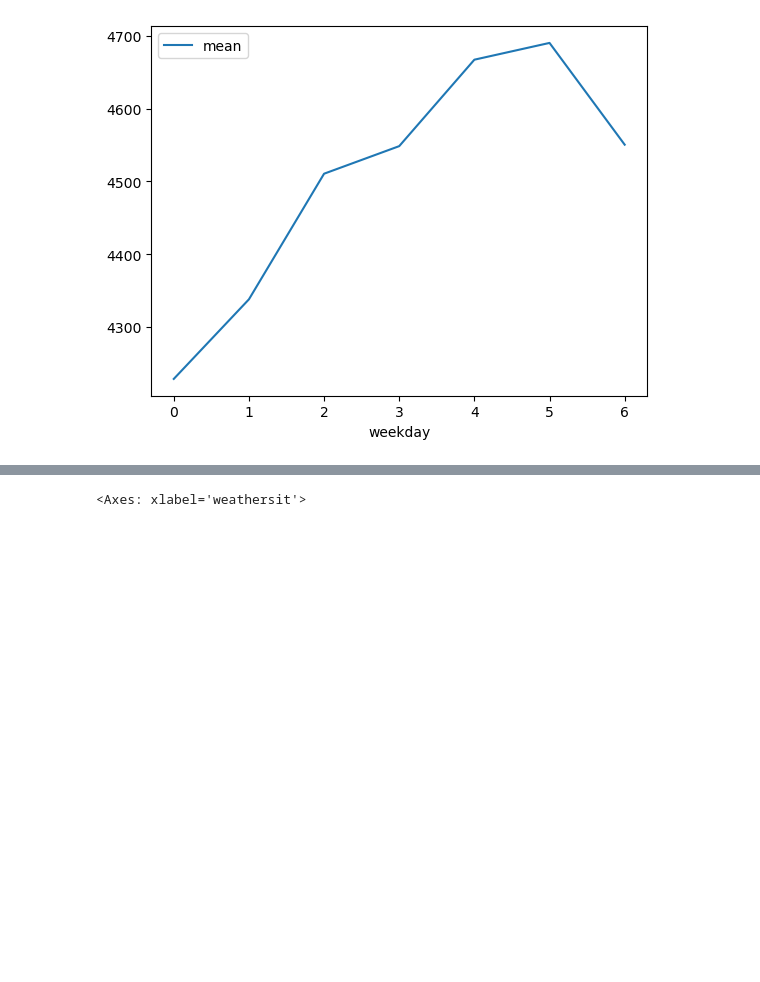
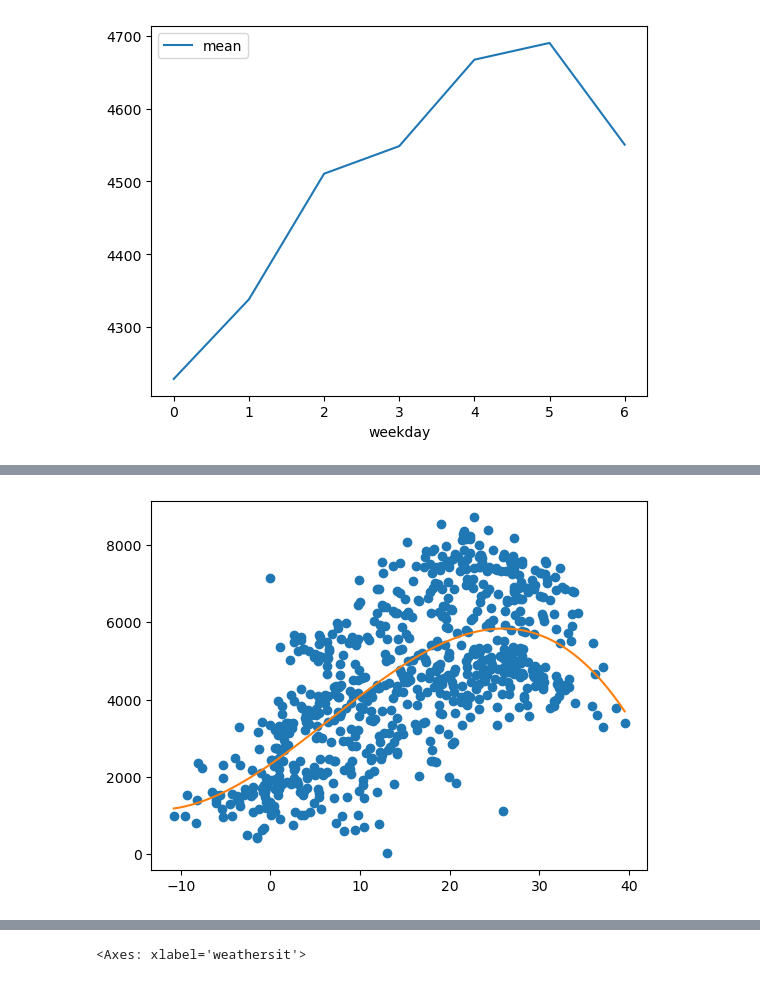
Before and after one commit to a3nath/bikerentalml, a Jupyter notebook: scripts/prepare_data.ipynb, the cells around one changed output, grey strips where cells are left out. Cells and saved outputs as stored; diff of their text form; code cells hidden in the pictures; blank space fills up the shorter version.

```diff
--- a/scripts/prepare_data.ipynb
+++ b/scripts/prepare_data.ipynb
@@ -271,3 +273,21 @@ plt.scatter(data_day['temp_actual_feel'], data_day['cnt'])
+# %%
+
+# get x and y vectors
+x = data_day['temp_actual_feel']
+y = data_day['cnt']
+
+# calculate polynomial
+z = np.polyfit(x, y, 3)
+f = np.poly1d(z)
+
+# calculate new x's and y's
+x_new = np.linspace(min(x),  max(x), 5000)
+y_new = f(x_new)
+
+plt.plot(x,y,'o', x_new, y_new)
+plt.show()
+# %% [output]
+[figure, added]
 # %%
 #relationship between windspeed and rental
 plt.scatter(data_day['windspeed'], data_day['cnt'])
```
Also changed, not shown: parts of 28 cells of this notebook, 1 other file.
